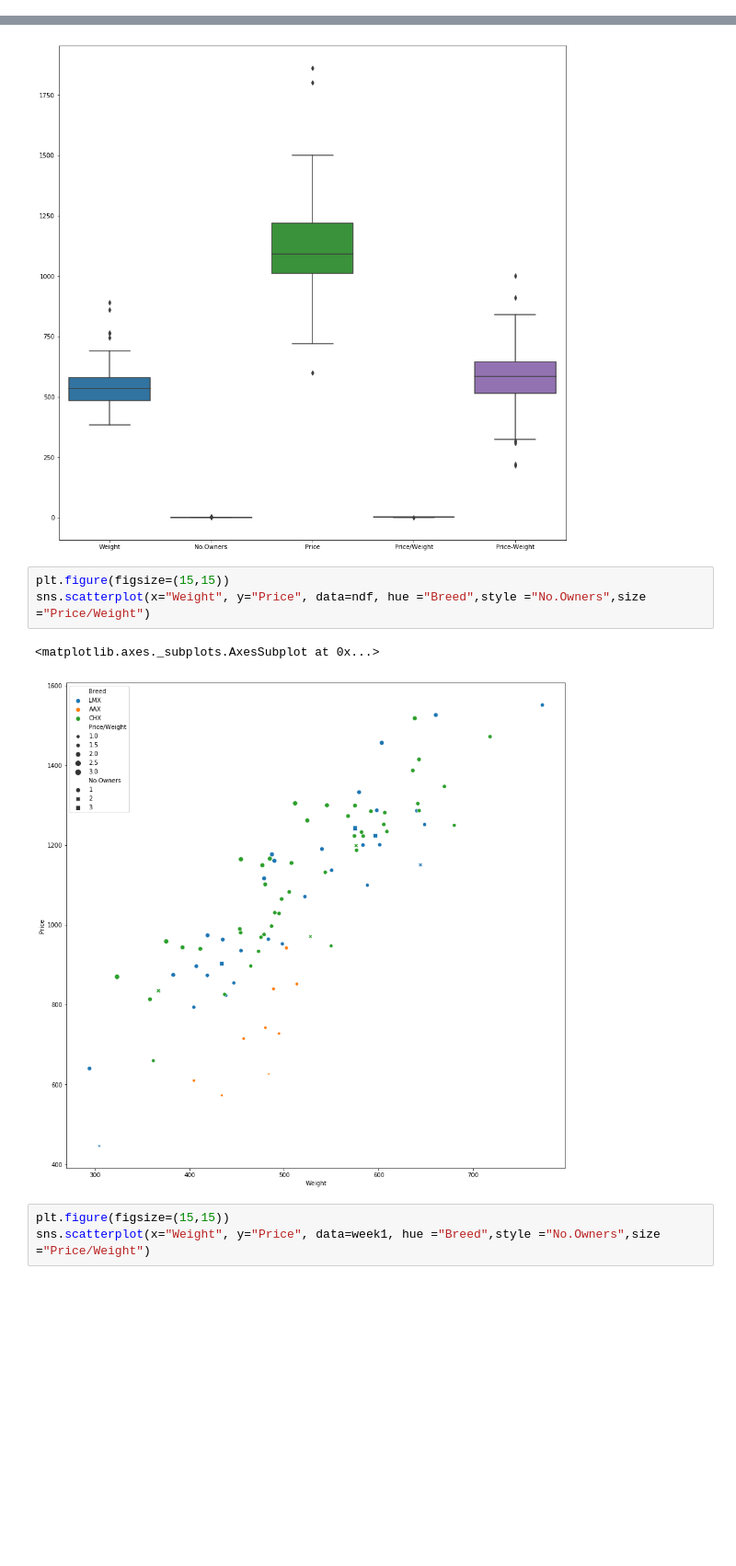
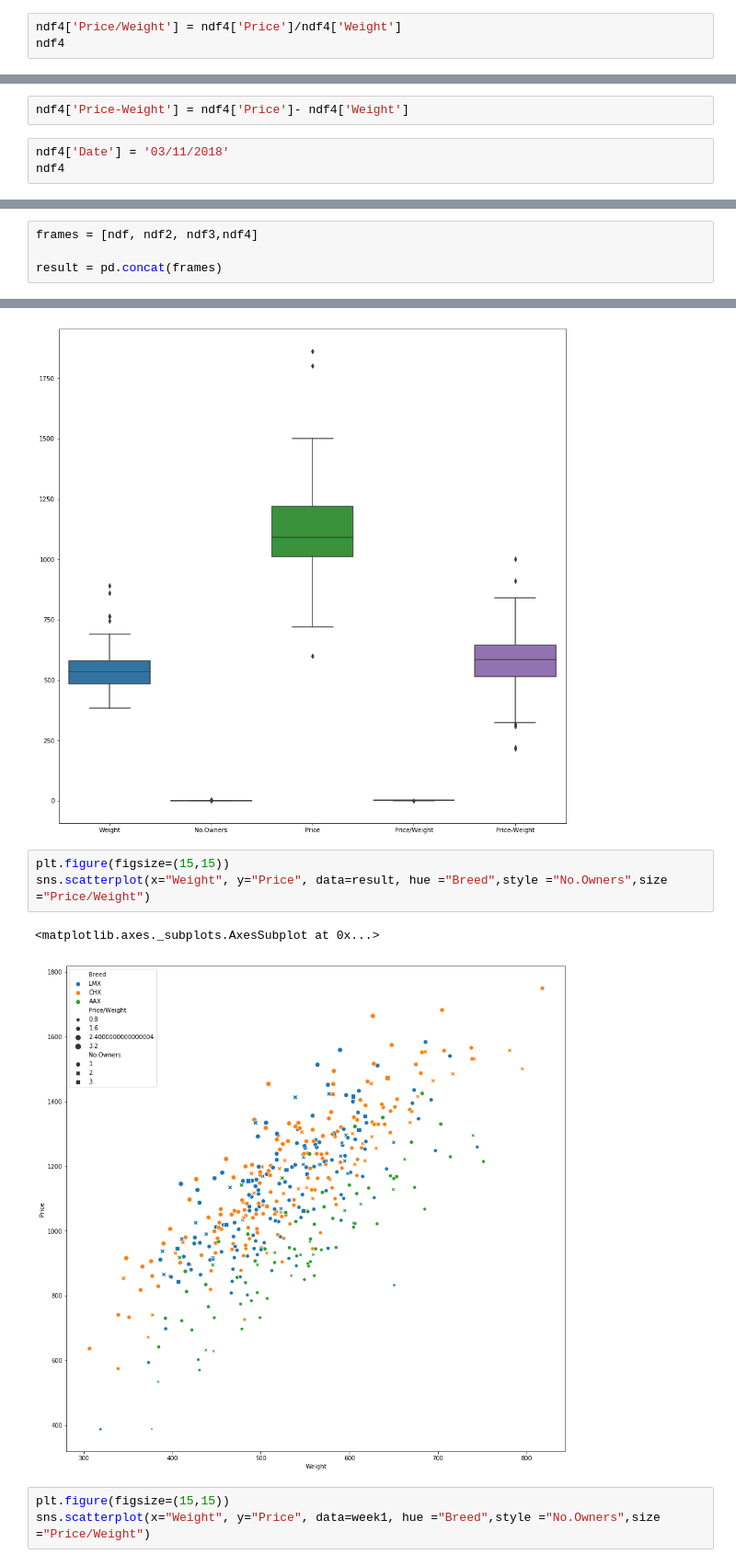
Before and after one commit to aidansummerville/52465----PROGRAMMING-FOR-DATA-ANALYSIS-Project, a Jupyter notebook: Dataset.ipynb, the cells around one changed output, grey strips where cells are left out. Shown at 92% size. Saved outputs shown, nothing was run; the diff lists cells and outputs as text; blank space fills up the shorter version.

```diff
--- a/Dataset.ipynb
+++ b/Dataset.ipynb
@@ -1742,0 +2141,3 @@ array([ 574.55829906, 1258.0454552 ])
+# %%
+ndf4['Price/Weight'] = ndf4['Price']/ndf4['Weight']
+ndf4
@@ -1742,0 +2162,5 @@ array([ 574.55829906, 1258.0454552 ])
+# %%
+ndf4['Price-Weight'] = ndf4['Price']- ndf4['Weight']
+# %%
+ndf4['Date'] = '03/11/2018'
+ndf4
@@ -1742,0 +2185,4 @@ array([ 574.55829906, 1258.0454552 ])
+# %%
+frames = [ndf, ndf2, ndf3,ndf4]
+
+result = pd.concat(frames)
@@ -1760,10 +2232,10 @@ sns.boxplot(data = week2)
 [figure]
 # %%
 plt.figure(figsize=(15,15))
-sns.scatterplot(x="Weight", y="Price", data=ndf, hue ="Breed",style ="No.Owners",size ="Price/Weight")
+sns.scatterplot(x="Weight", y="Price", data=result, hue ="Breed",style ="No.Owners",size ="Price/Weight")
 # %% [output]
 <matplotlib.axes._subplots.AxesSubplot at 0x...>
-[figure, old version]
+[figure, new version]
 # %%
 plt.figure(figsize=(15,15))
 sns.scatterplot(x="Weight", y="Price", data=week1, hue ="Breed",style ="No.Owners",size ="Price/Weight")
```
Also changed, not shown: parts of 59 cells of this notebook.
